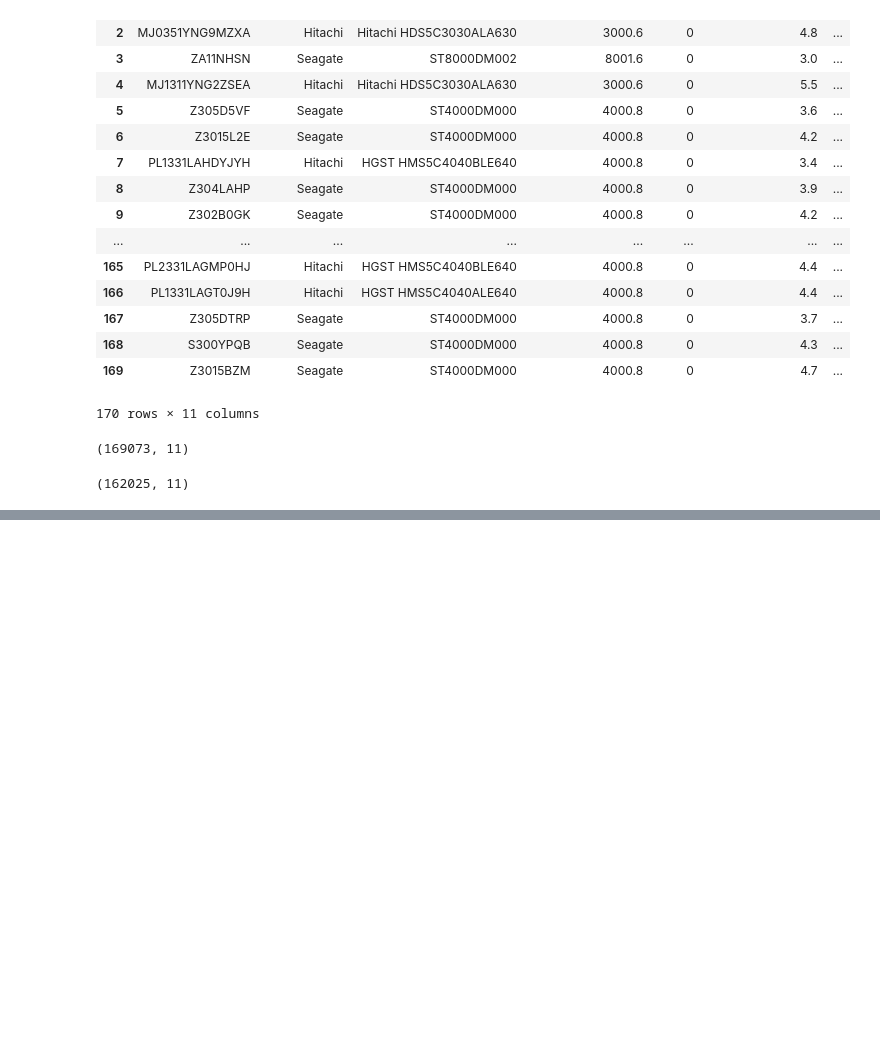
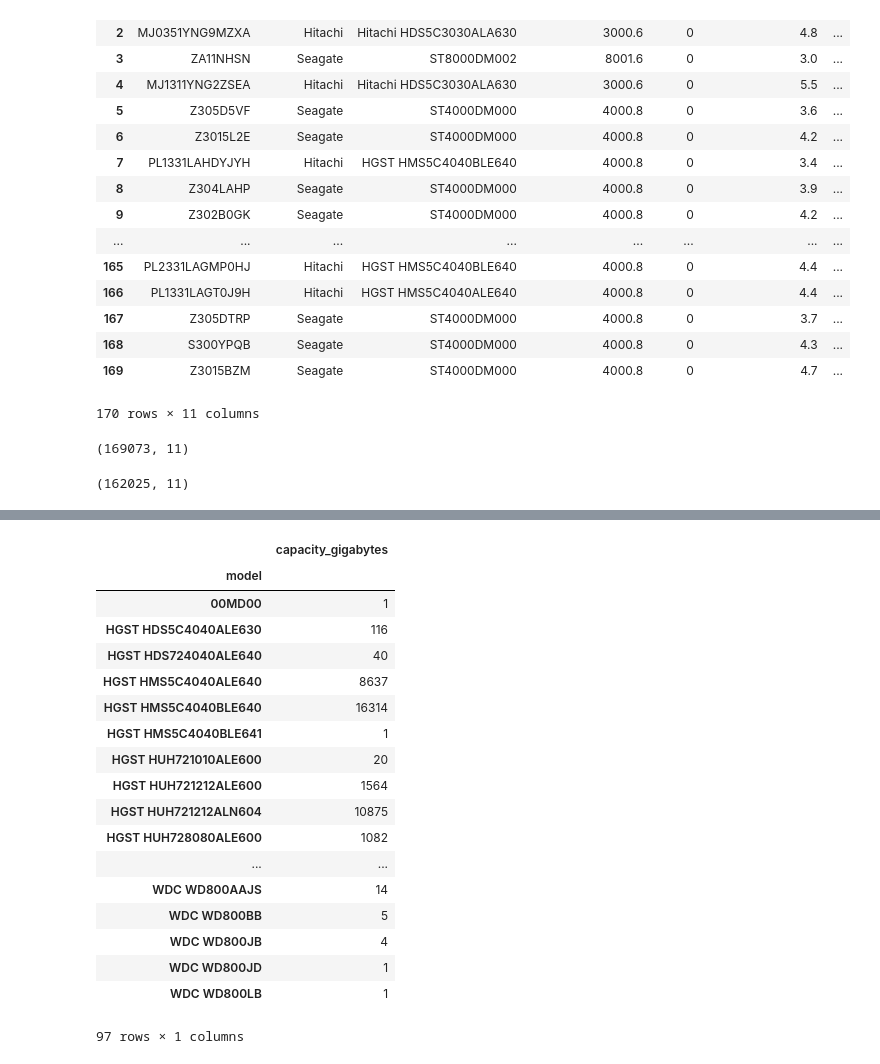
Before and after one commit to just-keep-spinning/hard-drive-project, a Jupyter notebook: tim_capstone_folder/pipeline.ipynb, the cells around one changed output, grey strips where cells are left out. Cells and saved outputs as stored; diff of their text form; code cells hidden in the pictures; blank space fills up the shorter version.

```diff
--- a/tim_capstone_folder/pipeline.ipynb
+++ b/tim_capstone_folder/pipeline.ipynb
@@ -196,0 +284,8 @@ df.shape
+# %%
+def treat_nulls(df):
+    df.reported_uncorrectable_errors = df.reported_uncorrectable_errors.fillna(value=0)
+    df.command_timeout = df.command_timeout.fillna(value=0)
+    df = df.dropna(axis=0)
+    return df
+# %%
+df = treat_nulls(df)
@@ -196,0 +320,3 @@ df.shape
+# %%
+find_uniques = df[['model', 'capacity_gigabytes']]
+find_uniques.head(10)
@@ -196,0 +361,22 @@ df.shape
+# %%
+find_uniques.groupby('model').count()
+# %% [output]
+|  | capacity_gigabytes |
+| model |  |
+| 00MD00 | 1 |
+| HGST HDS5C4040ALE630 | 116 |
+| HGST HDS724040ALE640 | 40 |
+| HGST HMS5C4040ALE640 | 8637 |
+| HGST HMS5C4040BLE640 | 16314 |
+| HGST HMS5C4040BLE641 | 1 |
+| HGST HUH721010ALE600 | 20 |
+| HGST HUH721212ALE600 | 1564 |
+| HGST HUH721212ALN604 | 10875 |
+| HGST HUH728080ALE600 | 1082 |
+| ... | ... |
+| WDC WD800AAJS | 14 |
+| WDC WD800BB | 5 |
+| WDC WD800JB | 4 |
+| WDC WD800JD | 1 |
+| WDC WD800LB | 1 |
+97 rows × 1 columns
```
Also changed, not shown: parts of 22 cells of this notebook.
